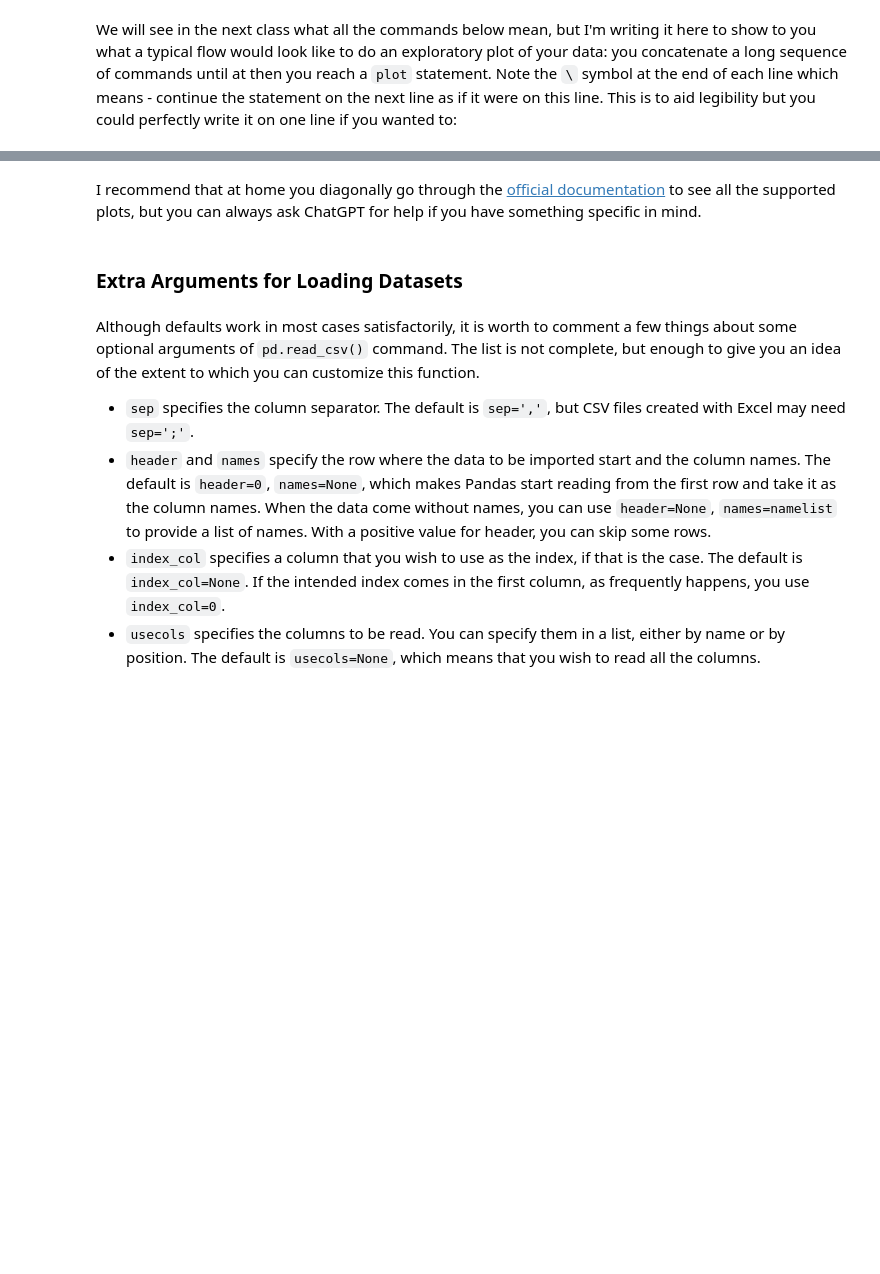
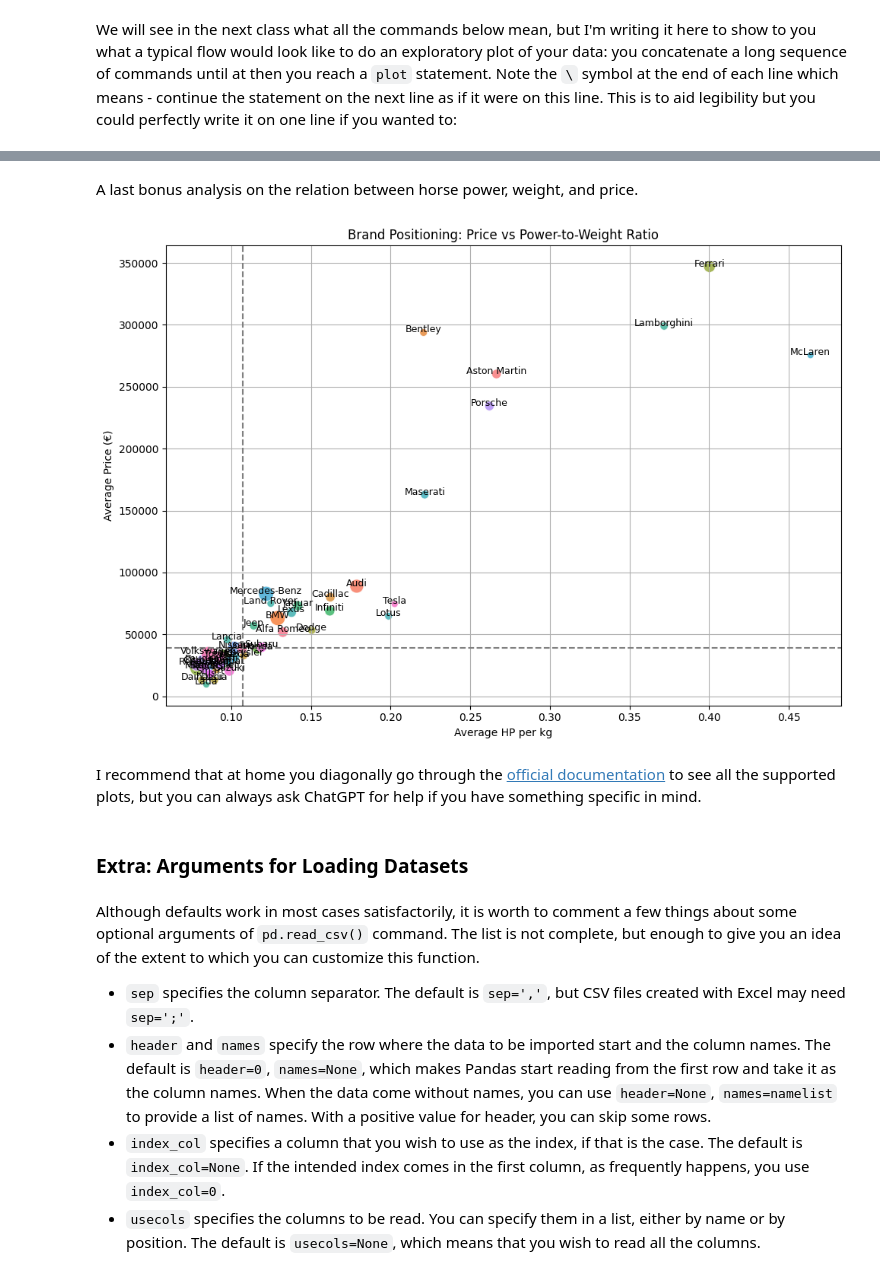
Before and after one commit to ciri/iese-dsfb, a Jupyter notebook: notebooks/200-Pandas.ipynb, the cells around one changed output, grey strips where cells are left out. Drawn from its saved outputs; the diff is of its cells as text; code cells hidden in the pictures; blank space fills up the shorter version.

```diff
--- a/notebooks/200-Pandas.ipynb
+++ b/notebooks/200-Pandas.ipynb
@@ -429,10 +433,62 @@ df.groupby('introduction')['total_max_power_hp']\
     );
 # %% [output]
 [figure]
+# %% [markdown]
+A last bonus analysis on the relation between horse power, weight, and price.
+# %%
+import matplotlib.pyplot as plt
+import seaborn as sns
+import numpy as np
+
+
+# Compute power-to-weight ratio per car
+df['power_to_weight'] = df['total_max_power_hp'] / df['curb_weight']
+
+# Aggregate: average power-to-weight and average price per brand
+#            we will talk about what this code means in another class
+brand_summary = df.groupby('brand').agg(
+    avg_power_to_weight=('power_to_weight', 'mean'),
+    avg_price=('price', 'mean'),
+    count=('brand', 'count')
+).reset_index()
+
+# Compute medians for quadrant lines
+median_power_to_weight = brand_summary['avg_power_to_weight'].median()
+median_price = brand_summary['avg_price'].median()
+
+# Plot the "magic quadrant"
+plt.figure(figsize=(10, 7))
+ax = sns.scatterplot(
+    data=brand_summary,
+    x='avg_power_to_weight',
+    y='avg_price',
+    size='count',
+    sizes=(40, 200),
+    hue='brand',
+    legend=False,
+    alpha=0.8
+)
+
+# Quadrant lines
+plt.axvline(median_power_to_weight, ls='--', color='gray')
+plt.axhline(median_price, ls='--', color='gray')
+
+# Label key brands
+for _, row in brand_summary.iterrows():
+    plt.text(row['avg_power_to_weight'], row['avg_price'], row['brand'], fontsize=9, ha='center')
+
+plt.title('Brand Positioning: Price vs Power-to-Weight Ratio')
+plt.xlabel('Average HP per kg')
+plt.ylabel('Average Price (€)')
+plt.grid(True)
+plt.tight_layout()
+plt.show()
+# %% [output]
+[figure, added]
 # %% [markdown]
 I recommend that at home you diagonally go through the [official documentation](https://pandas.pydata.org/docs/user_guide/visualization.html) to see all the supported plots, but you can always ask ChatGPT for help if you have something specific in mind.
 # %% [markdown]
-### Extra Arguments for Loading Datasets
+### Extra: Arguments for Loading Datasets
 # %% [markdown]
 Although defaults work in most cases satisfactorily, it is worth to comment a few things about some optional arguments of `pd.read_csv()` command. The list is not complete, but enough to give you an idea of the extent to which you can customize this function.
 
```
Also changed, not shown: parts of 6 cells of this notebook, 1 other file.
